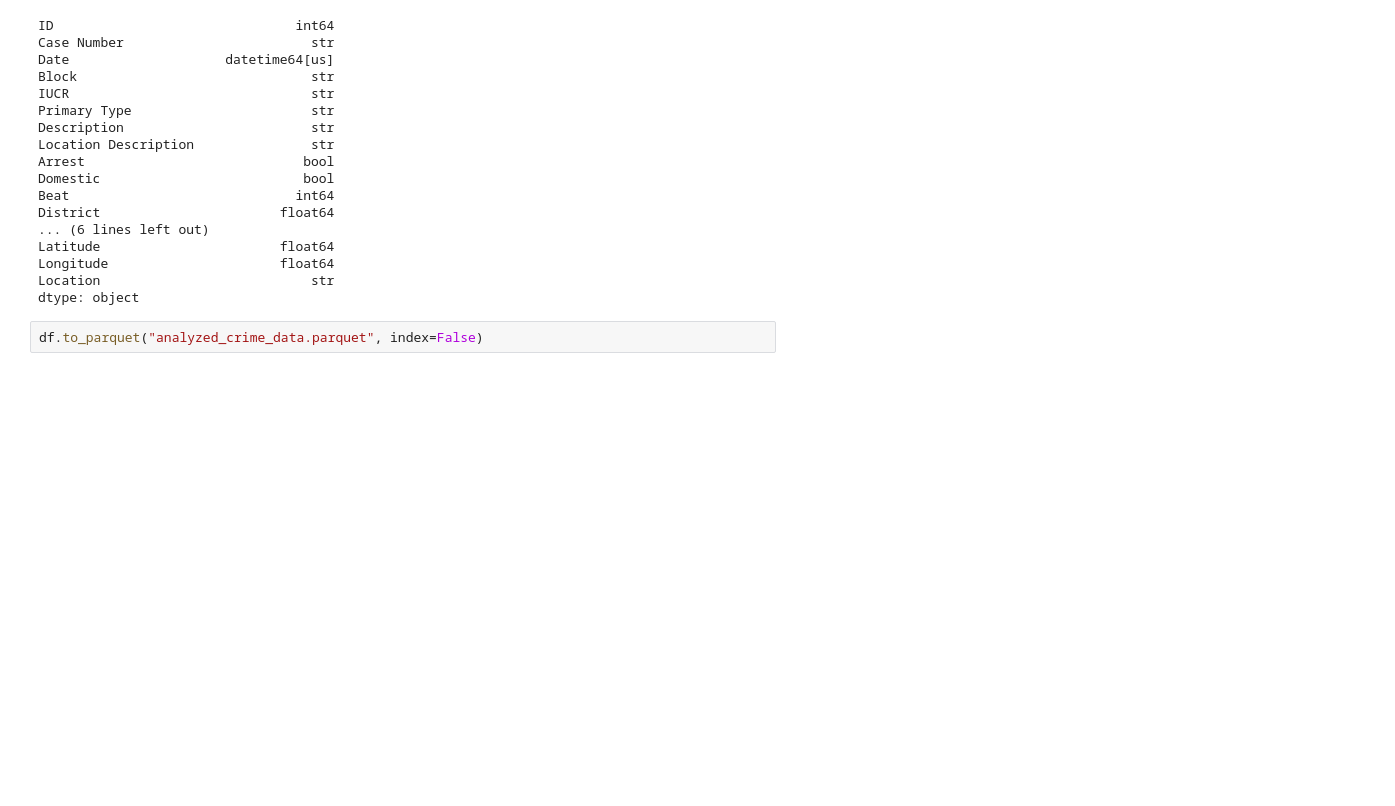
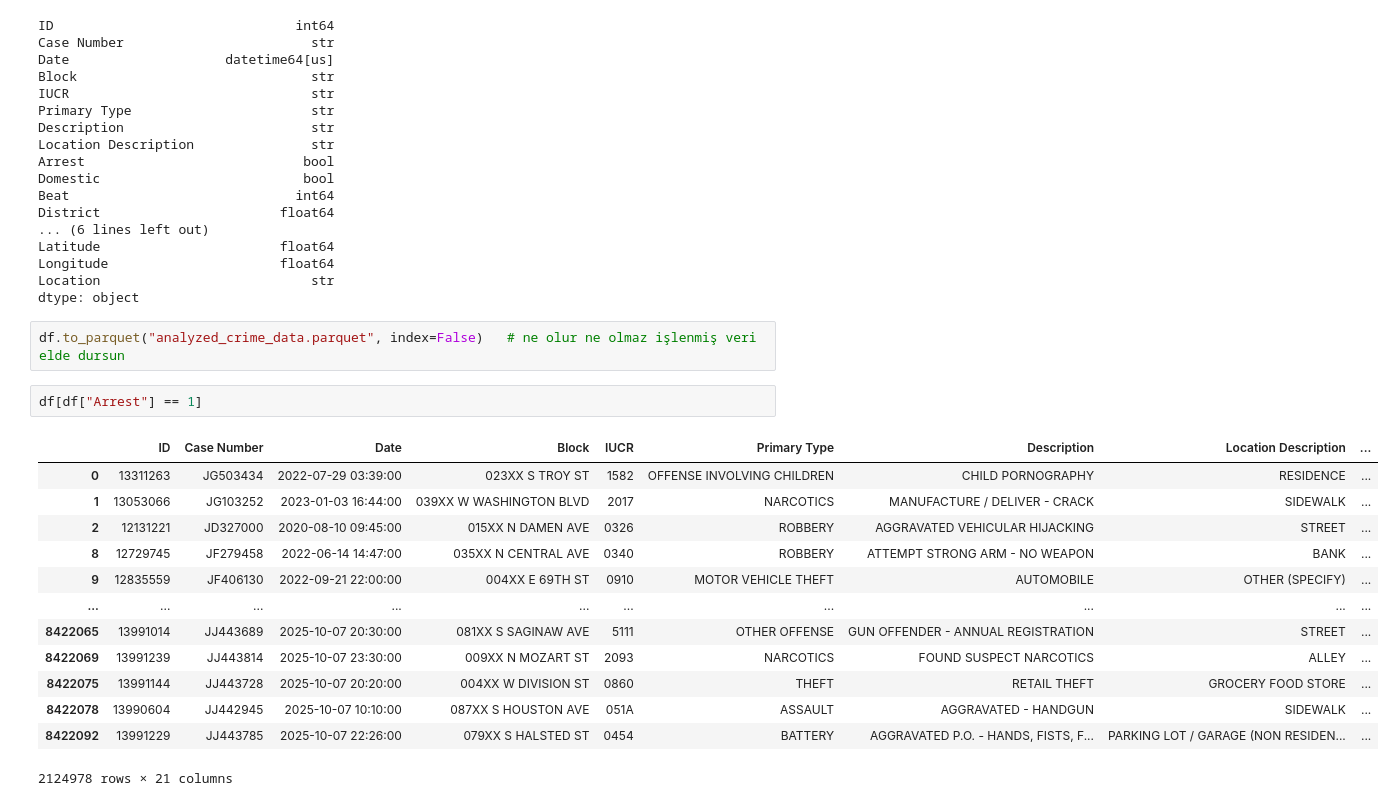
Before and after one commit to TahaSoylu44/Chicago_Crimes_Analysis, a Jupyter notebook: study_data.ipynb, the cells around one changed output. Cells and saved outputs as stored; diff of their text form; blank space fills up the shorter version.

```diff
--- a/study_data.ipynb
+++ b/study_data.ipynb
@@ -508,4 +508,20 @@ Longitude                      float64
 Location                           str
 dtype: object
 # %%
-df.to_parquet("analyzed_crime_data.parquet", index=False)
+df.to_parquet("analyzed_crime_data.parquet", index=False)   # ne olur ne olmaz işlenmiş veri elde dursun
+# %%
+df[df["Arrest"] == 1]
+# %% [output]
+|  | ID | Case Number | Date | Block | IUCR | Primary Type | Description | Location Description | ... |
+| 0 | 13311263 | JG503434 | 2022-07-29 03:39:00 | 023XX S TROY ST | 1582 | OFFENSE INVOLVING CHILDREN | CHILD PORNOGRAPHY | RESIDENCE | ... |
+| 1 | 13053066 | JG103252 | 2023-01-03 16:44:00 | 039XX W WASHINGTON BLVD | 2017 | NARCOTICS | MANUFACTURE / DELIVER - CRACK | SIDEWALK | ... |
+| 2 | 12131221 | JD327000 | 2020-08-10 09:45:00 | 015XX N DAMEN AVE | 0326 | ROBBERY | AGGRAVATED VEHICULAR HIJACKING | STREET | ... |
+| 8 | 12729745 | JF279458 | 2022-06-14 14:47:00 | 035XX N CENTRAL AVE | 0340 | ROBBERY | ATTEMPT STRONG ARM - NO WEAPON | BANK | ... |
+| 9 | 12835559 | JF406130 | 2022-09-21 22:00:00 | 004XX E 69TH ST | 0910 | MOTOR VEHICLE THEFT | AUTOMOBILE | OTHER (SPECIFY) | ... |
+| ... | ... | ... | ... | ... | ... | ... | ... | ... | ... |
+| 8422065 | 13991014 | JJ443689 | 2025-10-07 20:30:00 | 081XX S SAGINAW AVE | 5111 | OTHER OFFENSE | GUN OFFENDER - ANNUAL REGISTRATION | STREET | ... |
+| 8422069 | 13991239 | JJ443814 | 2025-10-07 23:30:00 | 009XX N MOZART ST | 2093 | NARCOTICS | FOUND SUSPECT NARCOTICS | ALLEY | ... |
+| 8422075 | 13991144 | JJ443728 | 2025-10-07 20:20:00 | 004XX W DIVISION ST | 0860 | THEFT | RETAIL THEFT | GROCERY FOOD STORE | ... |
+| 8422078 | 13990604 | JJ442945 | 2025-10-07 10:10:00 | 087XX S HOUSTON AVE | 051A | ASSAULT | AGGRAVATED - HANDGUN | SIDEWALK | ... |
+| 8422092 | 13991229 | JJ443785 | 2025-10-07 22:26:00 | 079XX S HALSTED ST | 0454 | BATTERY | AGGRAVATED P.O. - HANDS, FISTS, F... | PARKING LOT / GARAGE (NON RESIDEN... | ... |
+2124978 rows × 21 columns
```
Also changed, not shown: parts of 60 cells of this notebook.
